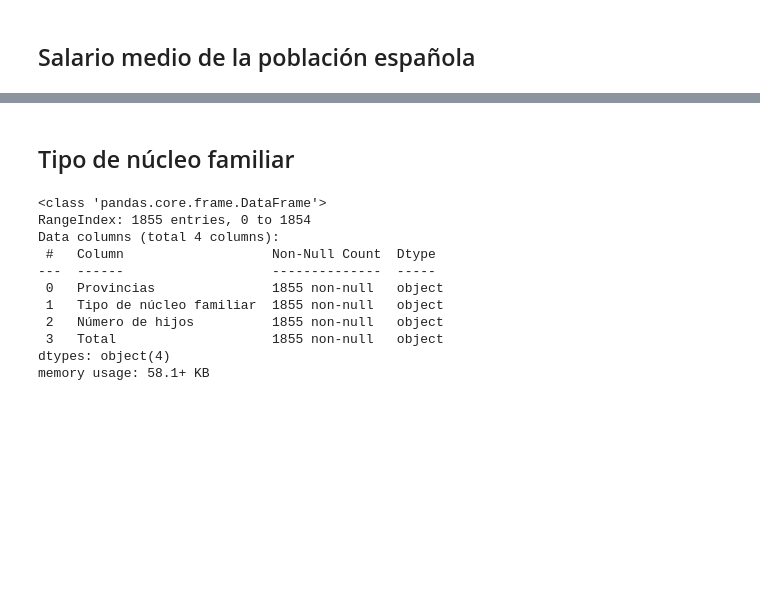
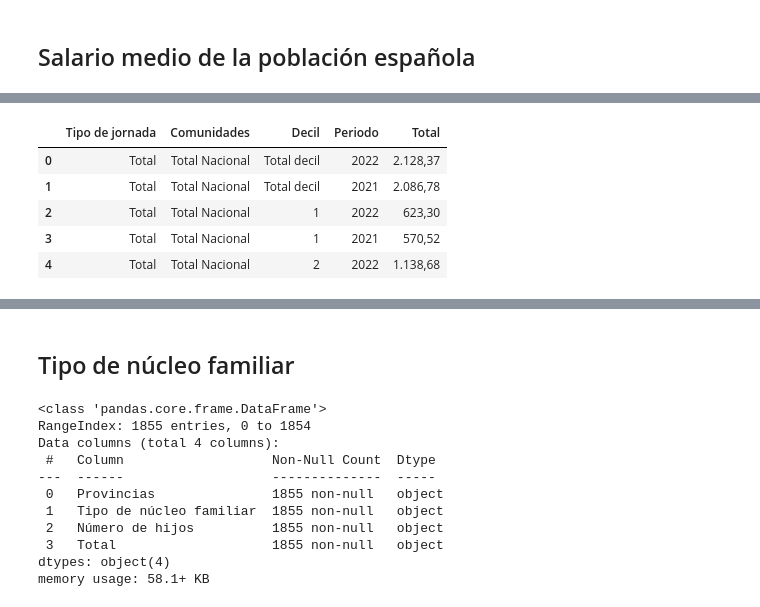
Before and after one commit to elena-17/DataMining-24-25, a Jupyter notebook: src/processing.ipynb, the cells around one changed output, grey strips where cells are left out. Drawn from its saved outputs; the diff is of its cells as text; code cells hidden in the pictures; blank space fills up the shorter version.

```diff
--- a/src/processing.ipynb
+++ b/src/processing.ipynb
@@ -114,0 +196,12 @@ memory usage: 34.1+ KB
+# %%
+#Cambiar el nombre de la columna a simplemente "Comunidades".
+salario_df.rename(columns={'Comunidades y Ciudades Autonómas': 'Comunidades'}, inplace=True)
+
+salario_df.head()
+# %% [output]
+|  | Tipo de jornada | Comunidades | Decil | Periodo | Total |
+| 0 | Total | Total Nacional | Total decil | 2022 | 2.128,37 |
+| 1 | Total | Total Nacional | Total decil | 2021 | 2.086,78 |
+| 2 | Total | Total Nacional | 1 | 2022 | 623,30 |
+| 3 | Total | Total Nacional | 1 | 2021 | 570,52 |
+| 4 | Total | Total Nacional | 2 | 2022 | 1.138,68 |
```
Also changed, not shown: parts of 12 cells of this notebook.
